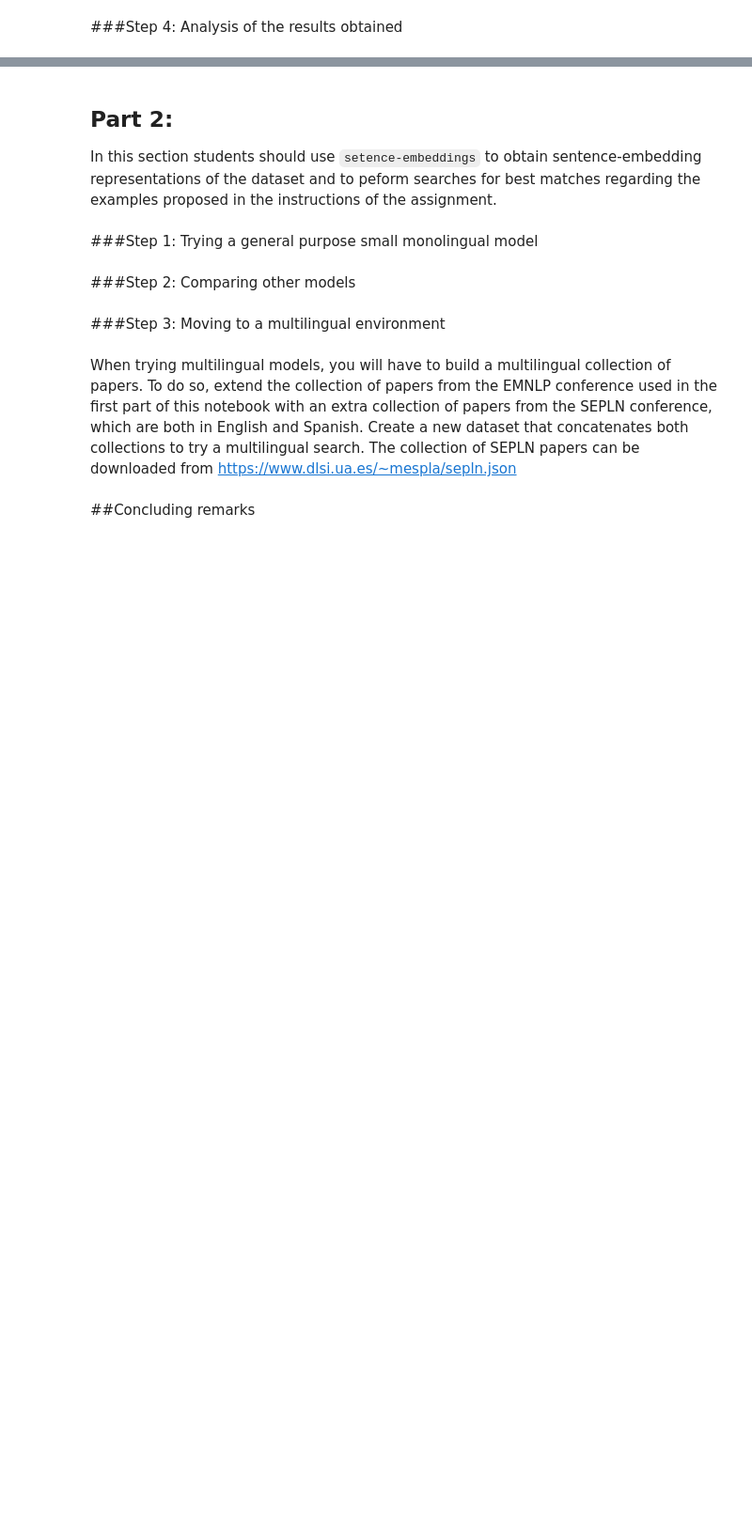
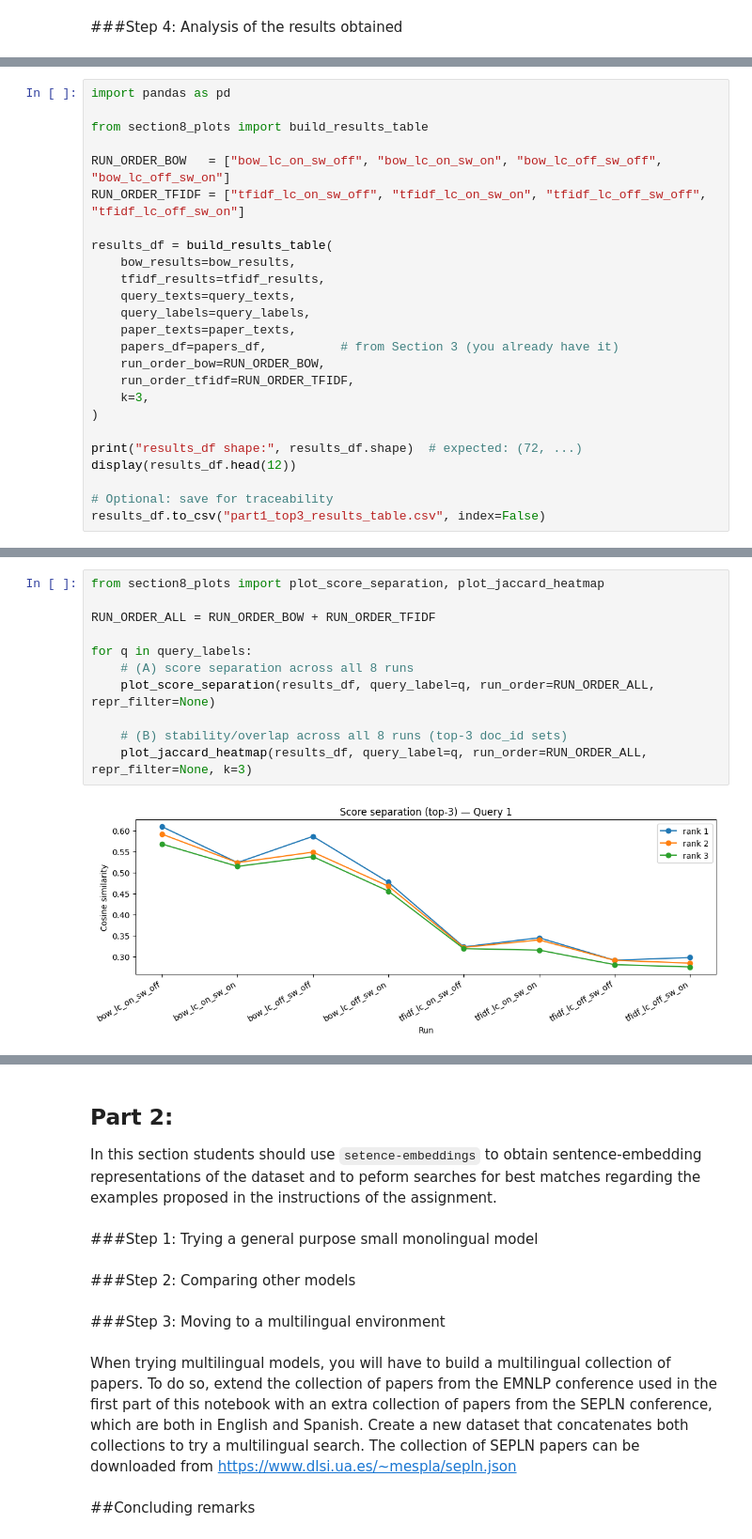
Before and after one commit to cacs2-ua/tpln-practice1, a Jupyter notebook: Vectorized_representations_of_text.ipynb, the cells around one changed output, grey strips where cells are left out. Shown at 94% size. Drawn from its saved outputs; the diff is of its cells as text; blank space fills up the shorter version.

Commit message:
Section 8 finished

```diff
--- a/Vectorized_representations_of_text.ipynb
+++ b/Vectorized_representations_of_text.ipynb
@@ -2352,0 +2715,25 @@ OK
+# %%
+import pandas as pd
+
+from section8_plots import build_results_table
+
+RUN_ORDER_BOW   = ["bow_lc_on_sw_off", "bow_lc_on_sw_on", "bow_lc_off_sw_off", "bow_lc_off_sw_on"]
+RUN_ORDER_TFIDF = ["tfidf_lc_on_sw_off", "tfidf_lc_on_sw_on", "tfidf_lc_off_sw_off", "tfidf_lc_off_sw_on"]
+
+results_df = build_results_table(
+    bow_results=bow_results,
+    tfidf_results=tfidf_results,
+    query_texts=query_texts,
+    query_labels=query_labels,
+    paper_texts=paper_texts,
+    papers_df=papers_df,          # from Section 3 (you already have it)
+    run_order_bow=RUN_ORDER_BOW,
+    run_order_tfidf=RUN_ORDER_TFIDF,
+    k=3,
+)
+
+print("results_df shape:", results_df.shape)  # expected: (72, ...)
+display(results_df.head(12))
+
+# Optional: save for traceability
+results_df.to_csv("part1_top3_results_table.csv", index=False)
@@ -2352,0 +2755,13 @@ OK
+# %%
+from section8_plots import plot_score_separation, plot_jaccard_heatmap
+
+RUN_ORDER_ALL = RUN_ORDER_BOW + RUN_ORDER_TFIDF
+
+for q in query_labels:
+    # (A) score separation across all 8 runs
+    plot_score_separation(results_df, query_label=q, run_order=RUN_ORDER_ALL, repr_filter=None)
+
+    # (B) stability/overlap across all 8 runs (top-3 doc_id sets)
+    plot_jaccard_heatmap(results_df, query_label=q, run_order=RUN_ORDER_ALL, repr_filter=None, k=3)
+# %% [output]
+[figure, added]
```
Also changed, not shown: parts of 9 cells of this notebook, 4 other files.
